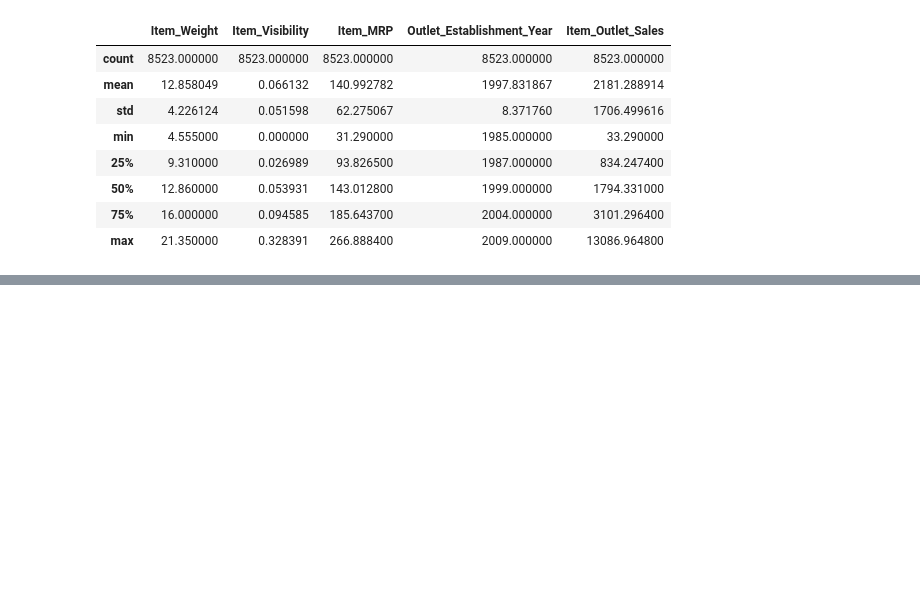
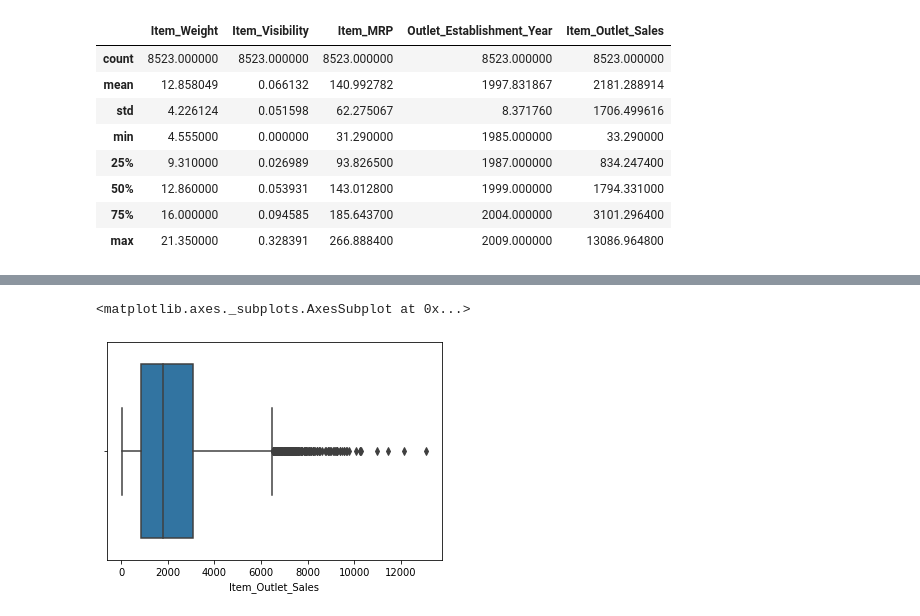
Before and after one commit to hport15/food-sales-predictions, a Jupyter notebook: food_sales_predictions.ipynb, the cells around one changed output, grey strips where cells are left out. Saved outputs shown, nothing was run; the diff lists cells and outputs as text; code cells hidden in the pictures; blank space fills up the shorter version.

```diff
--- a/food_sales_predictions.ipynb
+++ b/food_sales_predictions.ipynb
@@ -273,0 +301,8 @@ df.describe()
+# %%
+sns.boxplot(data=df, x='Item_Outlet_Sales')
+# Based on the above histogram, I suspected there'd be some outliers, but I was surprised at how many.
+# Previously, I assumed most of the data would be less than 8000 but it seems that number is inaccurate based on how many
+# data points there are beyond 6000.
+# %% [output]
+<matplotlib.axes._subplots.AxesSubplot at 0x...>
+[figure, added]
```
Also changed, not shown: parts of 14 cells of this notebook.
